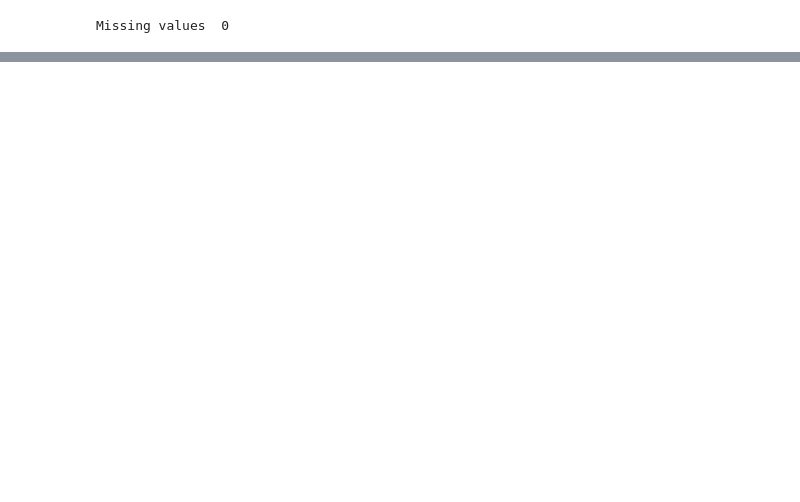
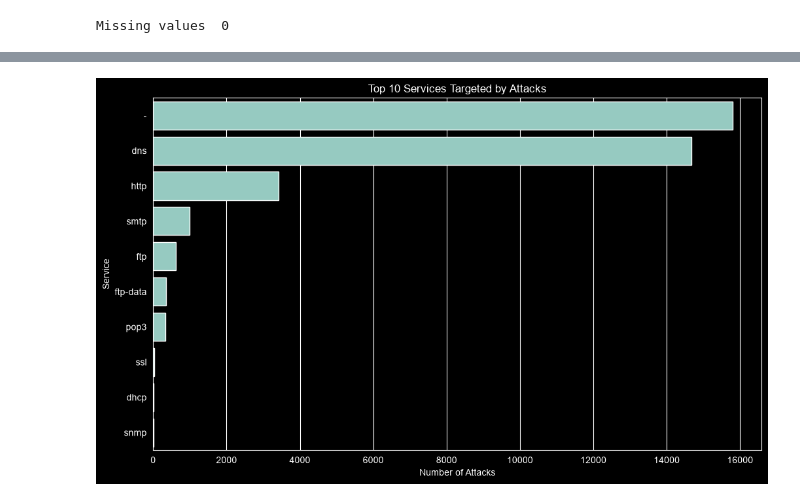
Before and after one commit to viciouss28/fsp_ml_project-, a Jupyter notebook: securenet.ipynb, the cells around one changed output, grey strips where cells are left out. Drawn from its saved outputs; the diff is of its cells as text; code cells hidden in the pictures; blank space fills up the shorter version.

```diff
--- a/securenet.ipynb
+++ b/securenet.ipynb
@@ -135,0 +248,22 @@ Missing values  0
+# %%
+plt.figure(figsize=(12, 7))
+
+attack_service = (
+    df[df["label"] == 1]["service"]
+    .value_counts()
+    .head(10)
+)
+
+sns.barplot(
+    x=attack_service.values,
+    y=attack_service.index
+)
+
+plt.title("Top 10 Services Targeted by Attacks")
+plt.xlabel("Number of Attacks")
+plt.ylabel("Service")
+
+# plt.savefig('fig/top_10_service.png', dpi=300, bbox_inches='tight')
+plt.show()
+# %% [output]
+[figure, added]
```
Also changed, not shown: parts of 14 cells of this notebook, 10 other files.
